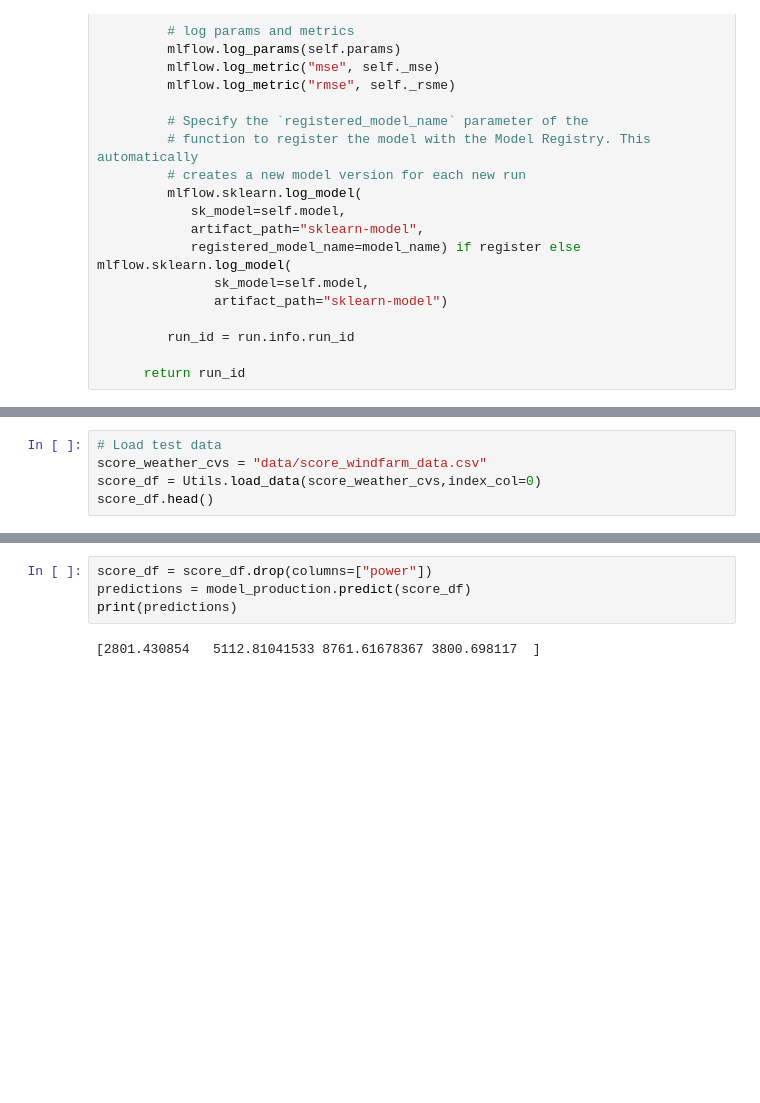
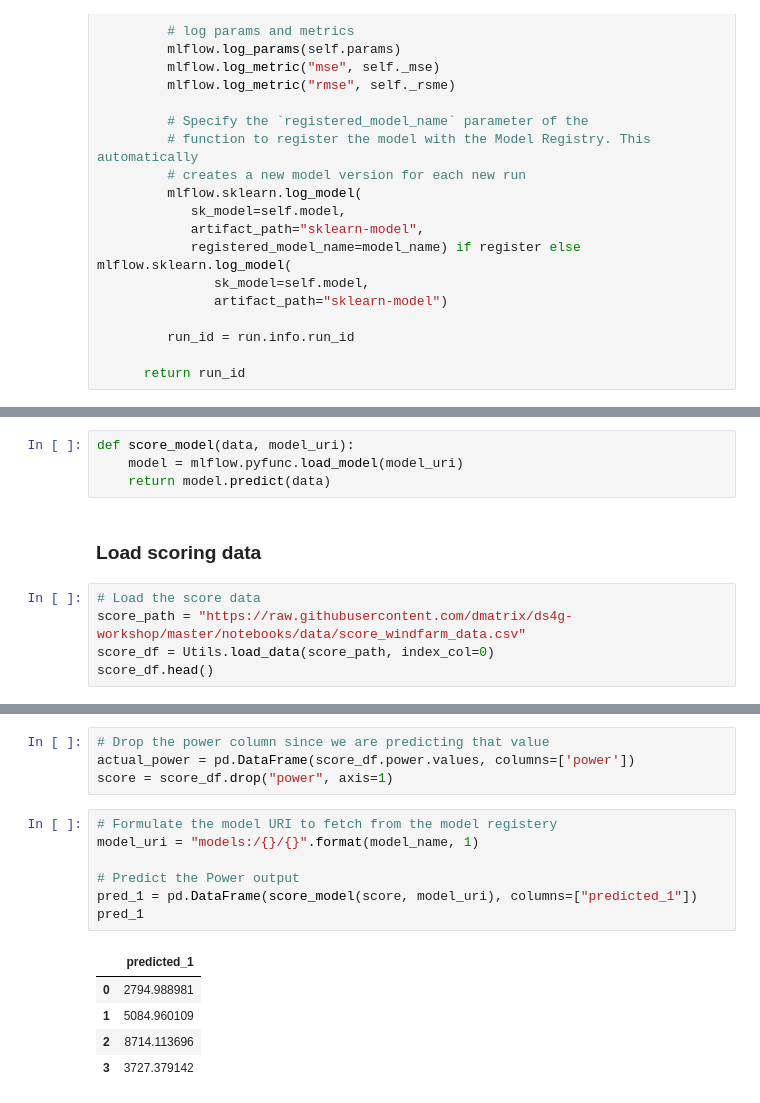
Before and after one commit to dmatrix/ds4g-workshop, a Jupyter notebook: notebooks/colab_run_forecast_model.ipynb, the cells around one changed output, grey strips where cells are left out. Cells and saved outputs as stored; diff of their text form; blank space fills up the shorter version.

Commit message:
Added Colab notebook
Signed-off-by: Jules Damji <dmatrix@comcast.net>

```diff
--- a/notebooks/colab_run_forecast_model.ipynb
+++ b/notebooks/colab_run_forecast_model.ipynb
@@ -279,7 +259,13 @@ Loading registered model version from URI: 'models:/PowerForecastingModel/produc
+# %%
+def score_model(data, model_uri):
+    model = mlflow.pyfunc.load_model(model_uri)
+    return model.predict(data)
+# %% [markdown]
+### Load scoring data
 # %%
-# Load test data
-score_weather_cvs = "data/score_windfarm_data.csv"
-score_df = Utils.load_data(score_weather_cvs,index_col=0)
+# Load the score data
+score_path = "https://raw.githubusercontent.com/dmatrix/ds4g-workshop/master/notebooks/data/score_windfarm_data.csv"
+score_df = Utils.load_data(score_path, index_col=0)
 score_df.head()
 # %% [output]
 |  | temperature_00 | wind_direction_00 | wind_speed_00 | temperature_08 | wind_direction_08 | wind_speed_08 | ... |
@@ -287,9 +273,20 @@ score_df.head()
 | 2020-12-28 | 5.376270 | 118.084330 | 5.558247 | 8.118839 | 116.193535 | 8.565966 | ... |
 | 2020-12-29 | 8.593436 | 115.432590 | 12.181850 | 8.587968 | 112.931360 | 11.970859 | ... |
 | 2020-12-30 | 8.069033 | 103.169685 | 9.983466 | 7.930485 | 106.045510 | 6.381556 | ... |
-# %%
-score_df = score_df.drop(columns=["power"])
-predictions = model_production.predict(score_df)
-print(predictions)
-# %% [output]
-[2801.430854   5112.81041533 8761.61678367 3800.698117  ]
+# %%
+# Drop the power column since we are predicting that value
+actual_power = pd.DataFrame(score_df.power.values, columns=['power'])
+score = score_df.drop("power", axis=1)
+# %%
+# Formulate the model URI to fetch from the model registery
+model_uri = "models:/{}/{}".format(model_name, 1)
+
+# Predict the Power output
+pred_1 = pd.DataFrame(score_model(score, model_uri), columns=["predicted_1"])
+pred_1
+# %% [output]
+|  | predicted_1 |
+| 0 | 2794.988981 |
+| 1 | 5084.960109 |
+| 2 | 8714.113696 |
+| 3 | 3727.379142 |
```
Also changed, not shown: parts of 24 cells of this notebook, 2 other files.
